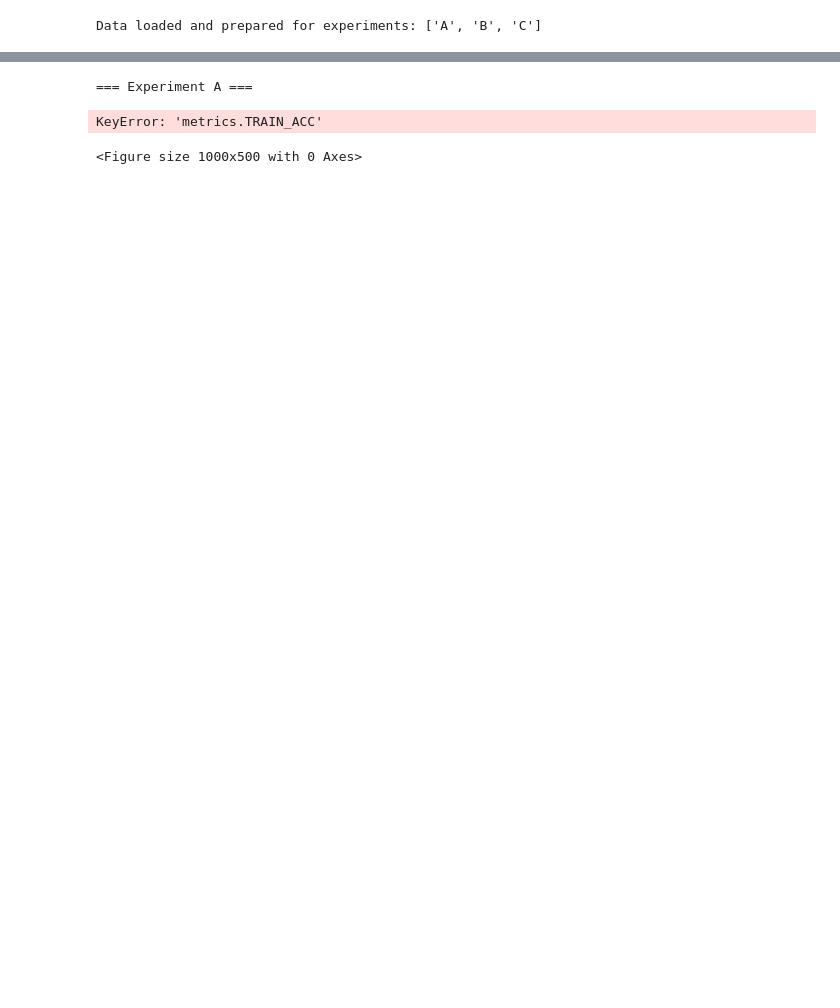
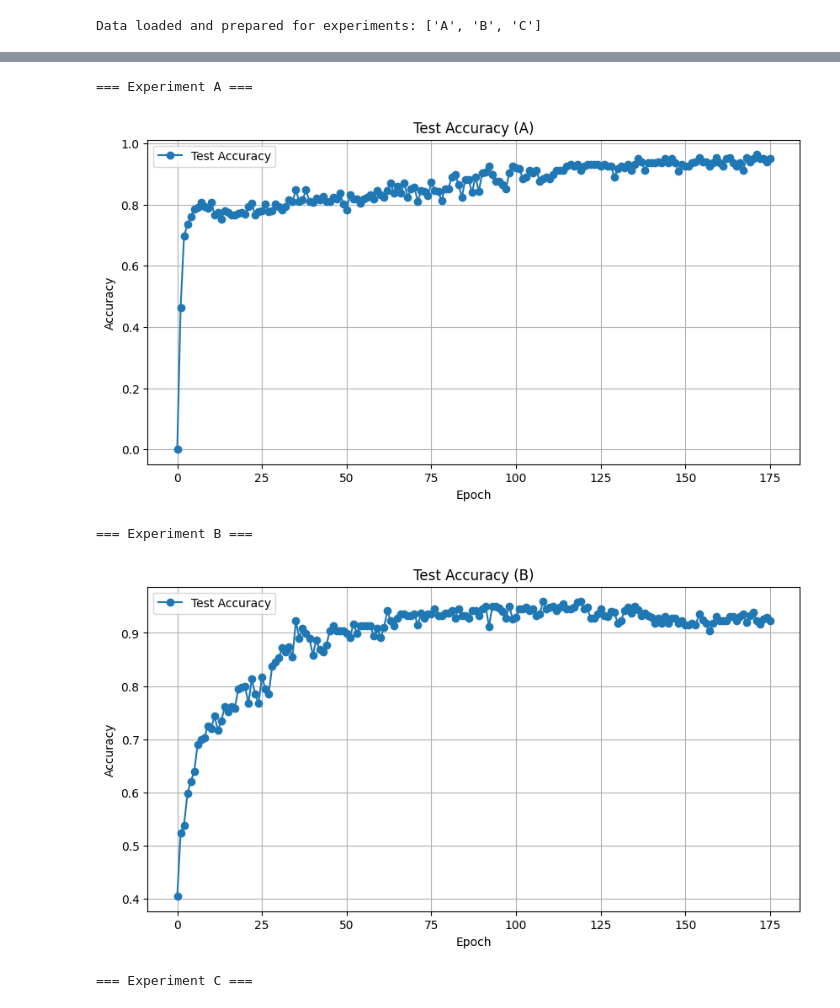
Before and after one commit to TulioPolido/federated_proxy_offset, a Jupyter notebook: Flautim/Federated/Results/PAMAP/plot_results_pamap.ipynb, the cells around one changed output, grey strips where cells are left out. Cells and saved outputs as stored; diff of their text form; code cells hidden in the pictures; blank space fills up the shorter version.

```diff
--- a/Flautim/Federated/Results/PAMAP/plot_results_pamap.ipynb
+++ b/Flautim/Federated/Results/PAMAP/plot_results_pamap.ipynb
@@ -85,10 +87,11 @@ KeyError: 'metrics.LOSS'
 # %%
 for xp in dfs:
     print(f"\n=== Experiment {xp} ===")
-    train_pivot = dfs[xp]['train_pivot']
     val_pivot = dfs[xp]['val_pivot']
-    plot_server_metrics(train_pivot, val_pivot, 'metrics.TRAIN_ACC', 'metrics.TEST_ACC', 'Train Accuracy', 'Test Accuracy', 'Accuracy', f'Train vs Test Accuracy ({xp})')
+    plot_server_metrics(val_pivot, 'metrics.TEST_ACC', 'Test Accuracy', 'Accuracy', f'Test Accuracy ({xp})')
 # %% [output]
 === Experiment A ===
+[figure, added]
-KeyError: 'metrics.TRAIN_ACC'
+=== Experiment B ===
+[figure, added]
-<Figure size 1000x500 with 0 Axes>
+=== Experiment C ===
```
Also changed, not shown: parts of 8 cells of this notebook, 18 other files.
